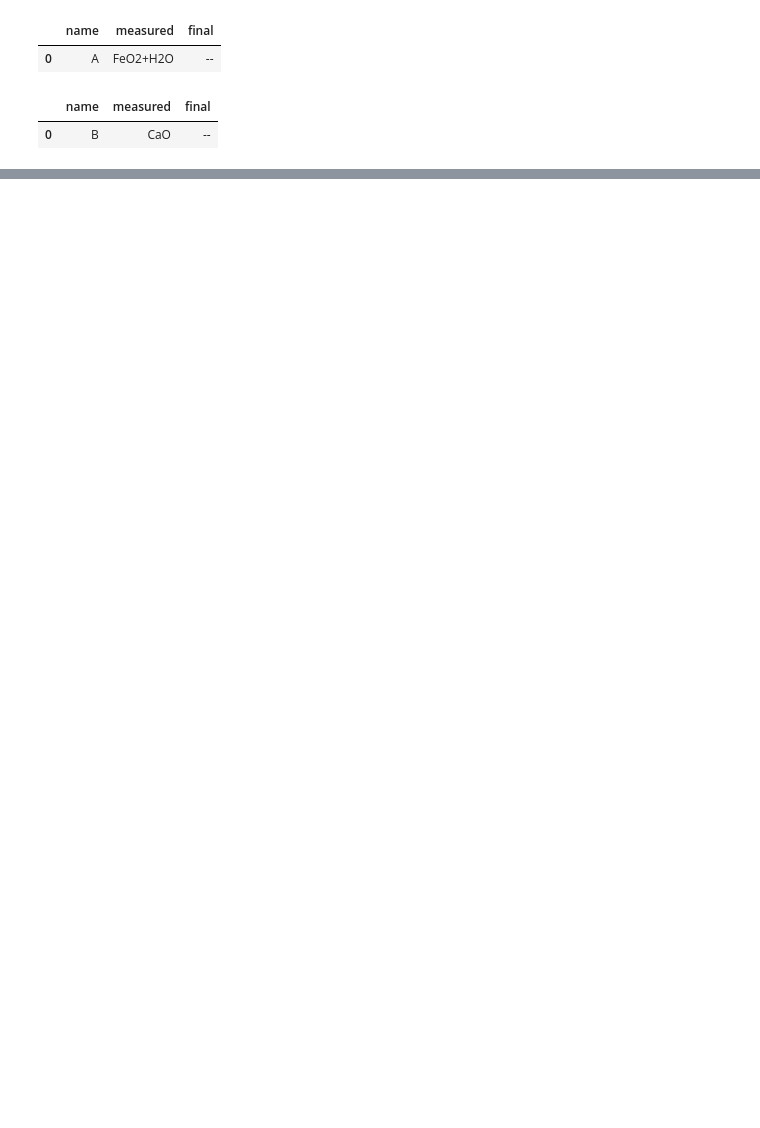
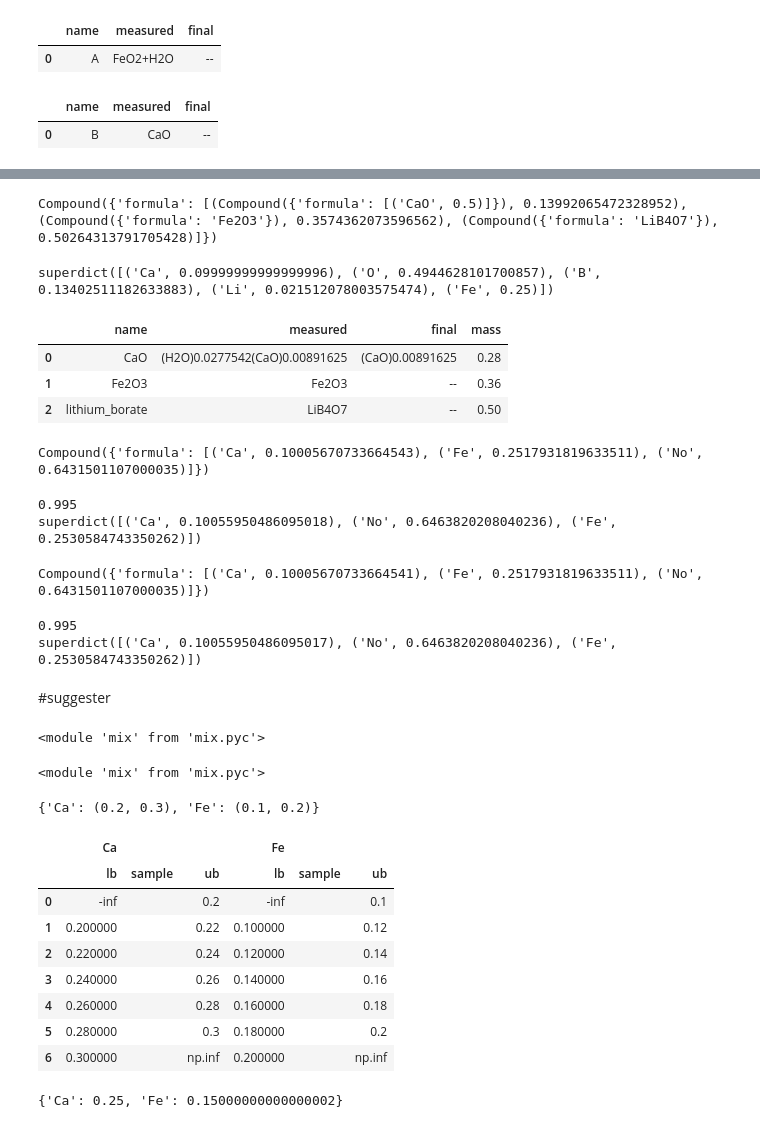
Before and after one commit to wpk-nist-gov/glassmaker, a Jupyter notebook: tmp/glass_test.ipynb, the cells around one changed output, grey strips where cells are left out. Saved outputs shown, nothing was run; the diff lists cells and outputs as text; code cells hidden in the pictures; blank space fills up the shorter version.

Commit message:
added suggestions and bead class

```diff
--- a/tmp/glass_test.ipynb
+++ b/tmp/glass_test.ipynb
@@ -549,0 +289,51 @@ class OrderedAttrDefaultDict(OrderedDict):
+# %%
+#if we in fact made this bead, we'd get the following compound
+display(s.final_compound)
+
+#with mass fractions
+s.final_compound.mass_fraction
+# %% [output]
+Compound({'formula': [(Compound({'formula': [('CaO', 0.5)]}), 0.13992065472328952), (Compound({'formula': 'Fe2O3'}), 0.3574362073596562), (Compound({'formula': 'LiB4O7'}), 0.50264313791705428)]})
+superdict([('Ca', 0.09999999999999996), ('O', 0.4944628101700857), ('B', 0.13402511182633883), ('Li', 0.021512078003575474), ('Fe', 0.25)])
+# %%
+#lets say we make a bead almost like this
+sM = mix.SingleBead(sources,masses=[0.28,0.36,0.50])
+display(sM)
+# %% [output]
+|  | name | measured | final | mass |
+| 0 | CaO | (H2O)0.0277542(CaO)0.00891625 | (CaO)0.00891625 | 0.28 |
+| 1 | Fe2O3 | Fe2O3 | -- | 0.36 |
+| 2 | lithium_borate | LiB4O7 | -- | 0.50 |
+# %%
+#we make the bead, and find that the final mass is
+mass_total = 0.995 #grams
+
+#create a truncated Compound from sM
+bead = sM.final_compound_filtered(elements = ['Fe','Ca'],mass = mass_total)
+
+display(bead)
+
+print bead.mass
+print bead.mass_fraction
+
+#note that 'No' is used as a filler
+# %% [output]
+Compound({'formula': [('Ca', 0.10005670733664543), ('Fe', 0.2517931819633511), ('No', 0.6431501107000035)]})
+0.995
+superdict([('Ca', 0.10055950486095018), ('No', 0.6463820208040236), ('Fe', 0.2530584743350262)])
+# %%
+bead = sM.measured_compound_filtered(elements = ['Fe','Ca'],mass=mass_total)
+display(bead)
+
+print bead.mass
+print bead.mass_fraction
+# %% [output]
+Compound({'formula': [('Ca', 0.10005670733664541), ('Fe', 0.2517931819633511), ('No', 0.6431501107000035)]})
+0.995
+superdict([('Ca', 0.10055950486095017), ('No', 0.6463820208040236), ('Fe', 0.2530584743350262)])
+# %% [markdown]
+#suggester
+# %%
+reload(mix)
+# %% [output]
+<module 'mix' from 'mix.pyc'>
@@ -549,0 +348,23 @@ class OrderedAttrDefaultDict(OrderedDict):
+# %%
+reload(mix)
+# %% [output]
+<module 'mix' from 'mix.pyc'>
+# %%
+Suggester = mix.Suggester(targets={},nsamples=5)
+Suggester.targets['Fe'] = (0.1,0.2)
+Suggester.targets['Ca'] = (0.2,0.3)
+Suggester.targets
+# %% [output]
+{'Ca': (0.2, 0.3), 'Fe': (0.1, 0.2)}
+# %%
+Suggester.get_state()
+# %% [output]
+|  | Ca |  |  | Fe |  |  |
+|  | lb | sample | ub | lb | sample | ub |
+| 0 | -inf |  | 0.2 | -inf |  | 0.1 |
+| 1 | 0.200000 |  | 0.22 | 0.100000 |  | 0.12 |
+| 2 | 0.220000 |  | 0.24 | 0.120000 |  | 0.14 |
+| 3 | 0.240000 |  | 0.26 | 0.140000 |  | 0.16 |
+| 4 | 0.260000 |  | 0.28 | 0.160000 |  | 0.18 |
+| 5 | 0.280000 |  | 0.3 | 0.180000 |  | 0.2 |
+| 6 | 0.300000 |  | np.inf | 0.200000 |  | np.inf |
@@ -549,0 +375,5 @@ class OrderedAttrDefaultDict(OrderedDict):
+# %%
+suggestion = Suggester.make_suggestion()
+suggestion
+# %% [output]
+{'Ca': 0.25, 'Fe': 0.15000000000000002}
```
Also changed, not shown: parts of 62 cells of this notebook, 1 other file.
